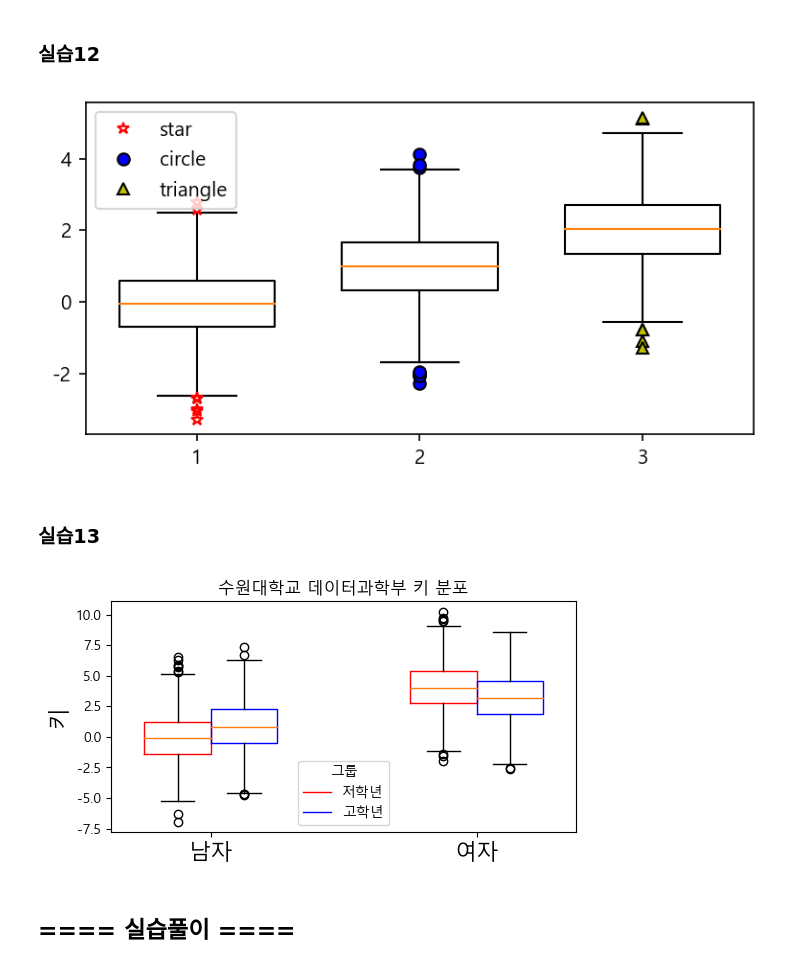
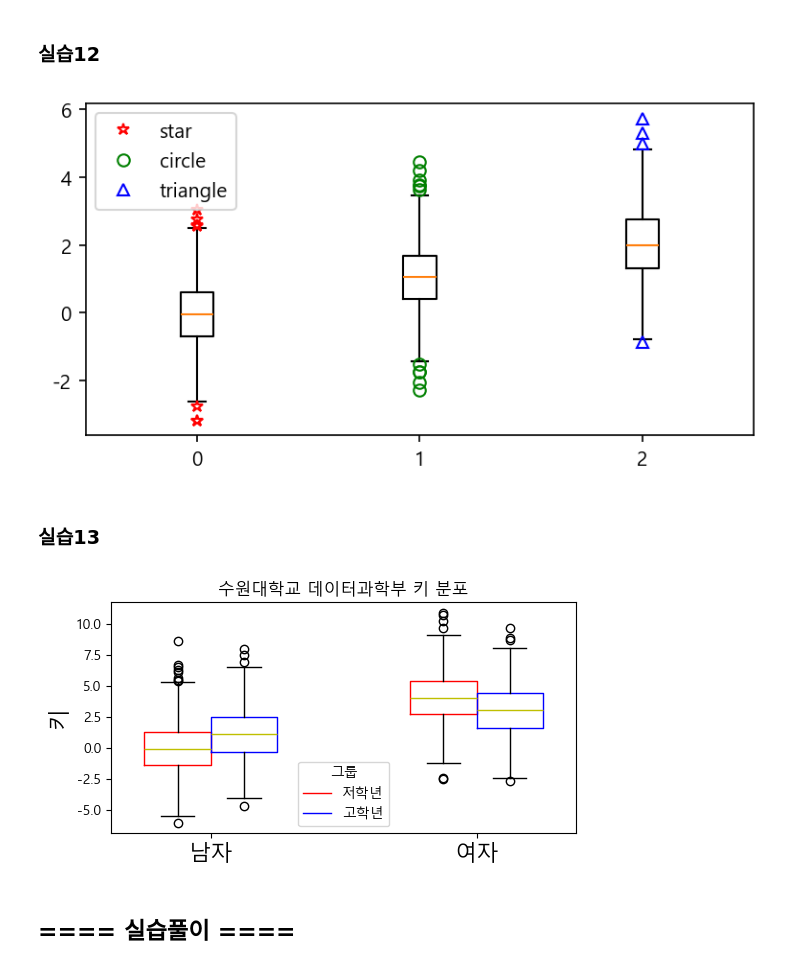
Before and after one commit to Woochang4862/USW-Data-Visualization, a Jupyter notebook: w11/dv2024_11w_code.ipynb, the cells around one changed output. Drawn from its saved outputs; the diff is of its cells as text; code cells hidden in the pictures.

```diff
--- a/w11/dv2024_11w_code.ipynb
+++ b/w11/dv2024_11w_code.ipynb
@@ -452,6 +457,13 @@ w1=0.2
 X=np.arange(3)
 
 ## 코드작성
+w=0.2
+for i, row in enumerate(data.index):
+    _=ax1.bar(X+i*w, data.loc[row], width=w, label=row)
+
+ll=ax1.set_xticks(X+w*1.5, labels=data.columns)
+
+_=ax1.legend()
 # %% [output]
 |  | eng | mat | his |
 | 1st | 75 | 60 | 90 |
@@ -588,14 +598,22 @@ No artists with labels found to put in legend.  Note that artists whose label st
 # %%
 fig=plt.figure(figsize=(6,3), dpi=150)
 ax=fig.subplots()
 
 d1=np.random.normal(0,1,1000)
 d2=np.random.normal(1,1,1000)
 d3=np.random.normal(2,1,1000)
 
 ## 코드작성
+markers = ['*','o','^']
+edgecolors = ['r','g','b']
+list_of_data = [d1,d2,d3]
+handles = []
+for i, (data, marker, edgecolor) in enumerate(zip(list_of_data,markers,edgecolors)):
+    plot = ax.boxplot(data, positions=[i], flierprops={'marker':marker, 'markeredgecolor':edgecolor})
+    handles.append(*plot['fliers'])
+_=ax.legend(handles=handles, labels=['star','circle','triangle'])
 # %% [output]
-[figure, old version]
+[figure, new version]
 # %% [markdown]
 ### 실습13
 # %%
@@ -608,6 +626,9 @@ d3=np.random.normal(4,2,1000)
 d4=np.random.normal(3,2,1000)
 
 ## 코드작성
+plot1=ax.boxplot([d1,d3],positions=[1,3],boxprops={'color':'r'},medianprops={'color':'y'}, widths=0.5)
+plot2=ax.boxplot([d2,d4],positions=[1.5,3.5],boxprops={'color':'b'},medianprops={'color':'y'}, widths=0.5)
+_=ax.legend(handles=(plot1['boxes'][0],plot2['boxes'][1]), labels=['저학년', '고학년'], title='그룹')
 
 _=ax.set_xticks([1.25,3.25])
 _=ax.set_xticklabels(['남자','여자'], fontsize=16)
@@ -615,7 +636,7 @@ _=ax.set_ylabel('키', fontsize=16)
 
 _=ax.set_title('수원대학교 데이터과학부 키 분포')
 # %% [output]
-[figure, old version]
+[figure, new version]
 # %% [markdown]
 ## ==== 실습풀이 ====
 # %% [markdown]
```
Also changed, not shown: parts of 7 cells of this notebook, 7 other files.
